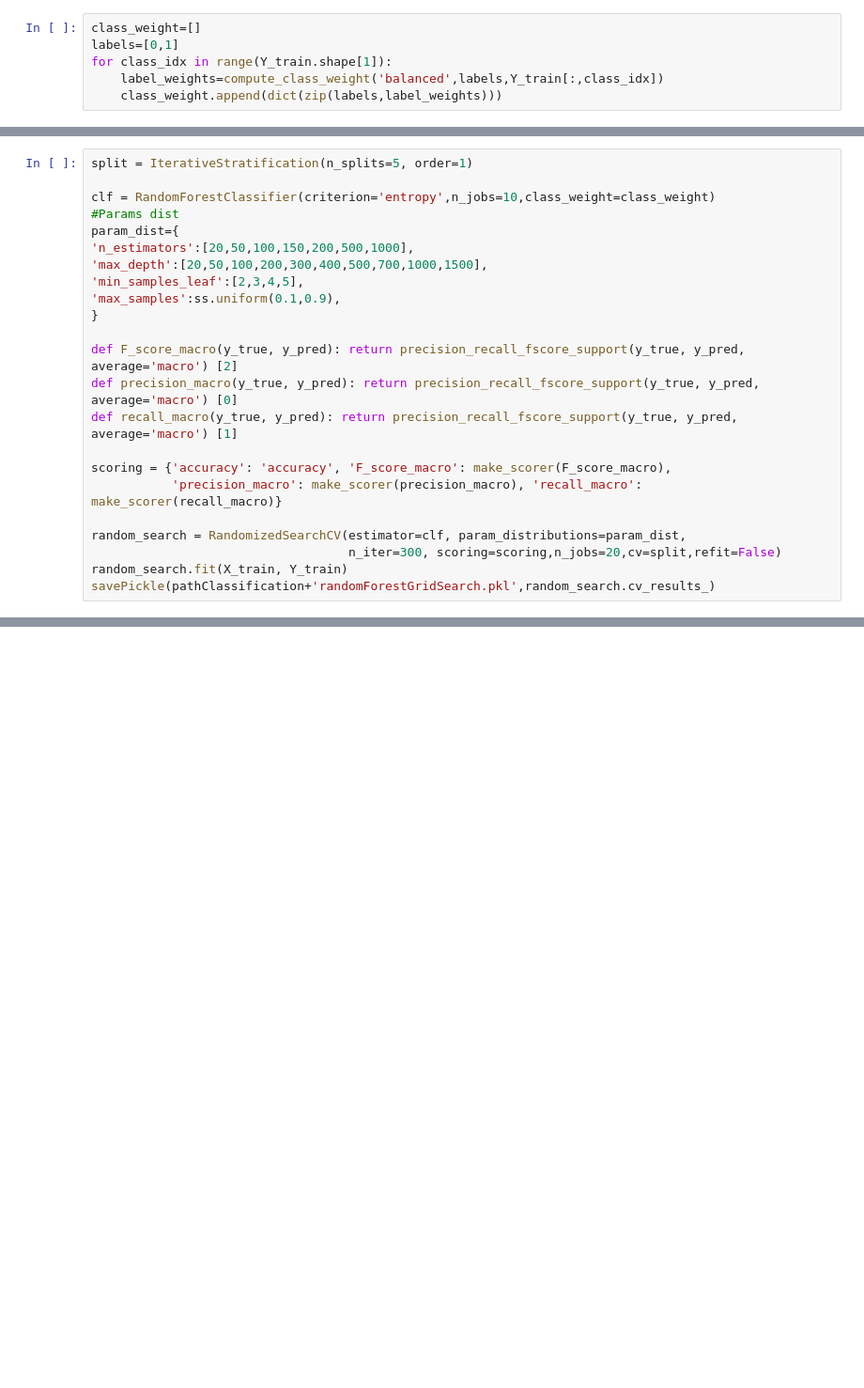
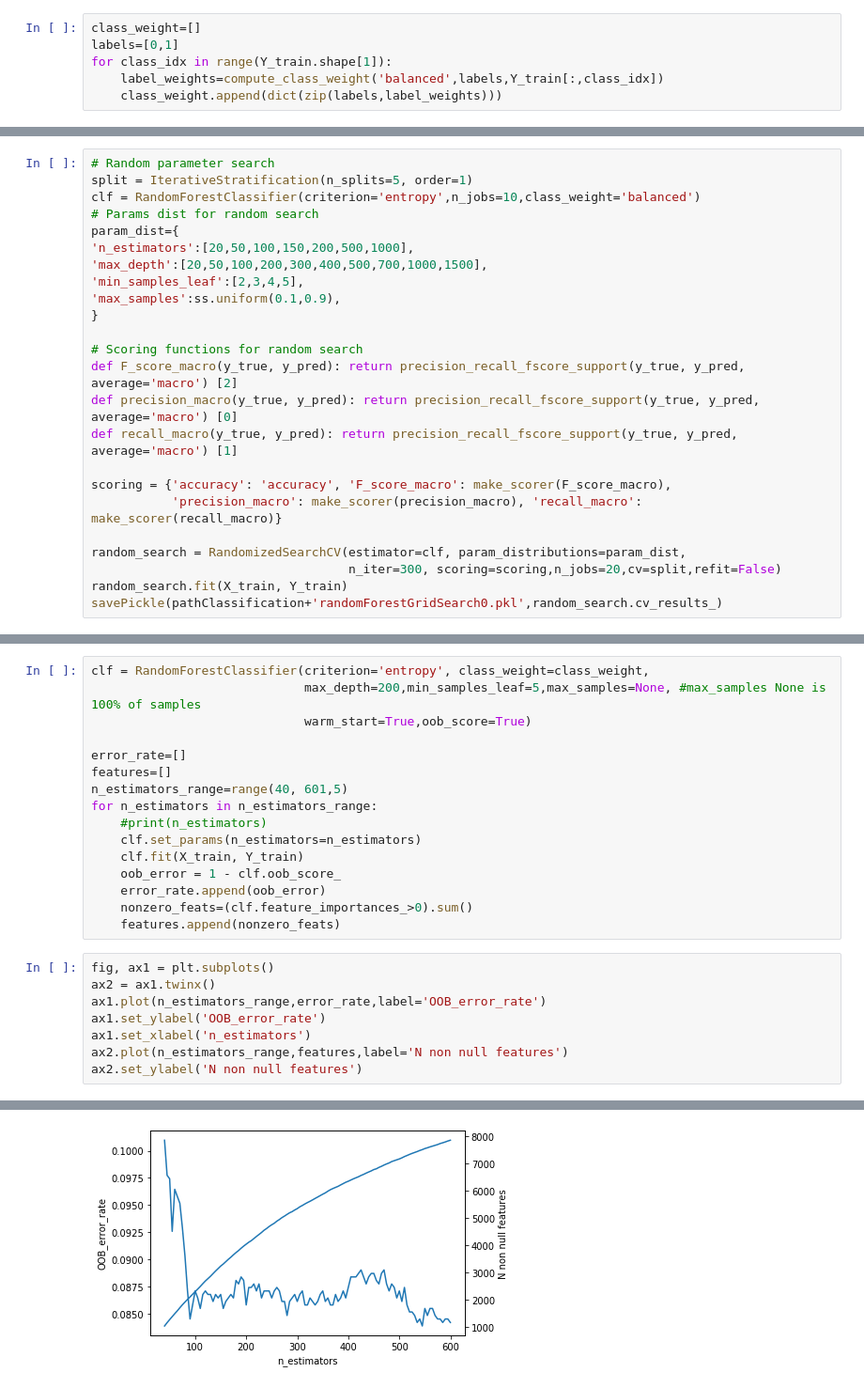
Before and after one commit to biolab/baylor-dicty, a Jupyter notebook: stages_DE/classification_stage_tree.ipynb, the cells around one changed output, grey strips where cells are left out. Shown at 94% size. Cells and saved outputs as stored; diff of their text form; blank space fills up the shorter version.

```diff
--- a/stages_DE/classification_stage_tree.ipynb
+++ b/stages_DE/classification_stage_tree.ipynb
@@ -56,8 +56,8 @@ Features are selected with l1 regularisation. Five fold cross validation is used
 # %%
+# Random parameter search
 split = IterativeStratification(n_splits=5, order=1)
-
-clf = RandomForestClassifier(criterion='entropy',n_jobs=10,class_weight=class_weight)
-#Params dist
+clf = RandomForestClassifier(criterion='entropy',n_jobs=10,class_weight='balanced')
+# Params dist for random search
 param_dist={
 'n_estimators':[20,50,100,150,200,500,1000],
 'max_depth':[20,50,100,200,300,400,500,700,1000,1500],
@@ -65,6 +65,7 @@ param_dist={
 'max_samples':ss.uniform(0.1,0.9),
 }
 
+# Scoring functions for random search
 def F_score_macro(y_true, y_pred): return precision_recall_fscore_support(y_true, y_pred, average='macro') [2]
 def precision_macro(y_true, y_pred): return precision_recall_fscore_support(y_true, y_pred, average='macro') [0]
 def recall_macro(y_true, y_pred): return precision_recall_fscore_support(y_true, y_pred, average='macro') [1]
@@ -75,4 +76,4 @@ scoring = {'accuracy': 'accuracy', 'F_score_macro': make_scorer(F_score_macro),
 random_search = RandomizedSearchCV(estimator=clf, param_distributions=param_dist,
                                    n_iter=300, scoring=scoring,n_jobs=20,cv=split,refit=False)
 random_search.fit(X_train, Y_train)
-savePickle(pathClassification+'randomForestGridSearch.pkl',random_search.cv_results_)
+savePickle(pathClassification+'randomForestGridSearch0.pkl',random_search.cv_results_)
@@ -184,0 +150,25 @@ tip         0.443 +- 0.131
+# %%
+clf = RandomForestClassifier(criterion='entropy', class_weight=class_weight,
+                             max_depth=200,min_samples_leaf=5,max_samples=None, #max_samples None is 100% of samples
+                             warm_start=True,oob_score=True)
+
+error_rate=[]
+features=[]
+n_estimators_range=range(40, 601,5)
+for n_estimators in n_estimators_range:
+    #print(n_estimators)
+    clf.set_params(n_estimators=n_estimators)
+    clf.fit(X_train, Y_train)
+    oob_error = 1 - clf.oob_score_
+    error_rate.append(oob_error)
+    nonzero_feats=(clf.feature_importances_>0).sum()
+    features.append(nonzero_feats)
+# %%
+fig, ax1 = plt.subplots()
+ax2 = ax1.twinx()
+ax1.plot(n_estimators_range,error_rate,label='OOB_error_rate')
+ax1.set_ylabel('OOB_error_rate')
+ax1.set_xlabel('n_estimators')
+ax2.plot(n_estimators_range,features,label='N non null features')
+ax2.set_ylabel('N non null features')
+# %% [output]
@@ -184,0 +176 @@ tip         0.443 +- 0.131
+[figure, added]
```
Also changed, not shown: parts of 31 cells of this notebook, 4 other files.
